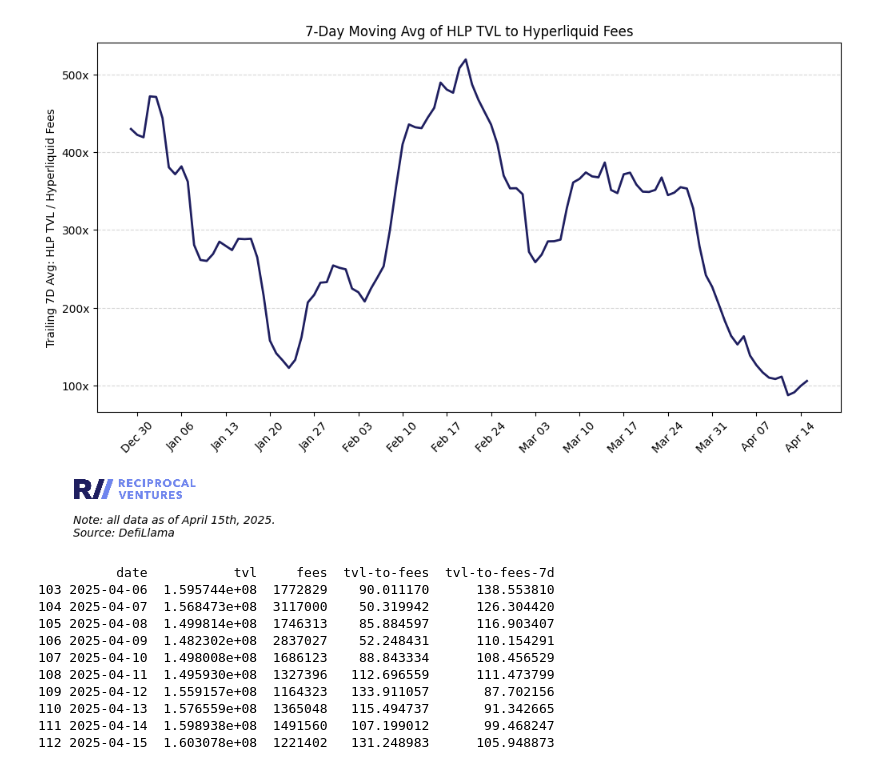
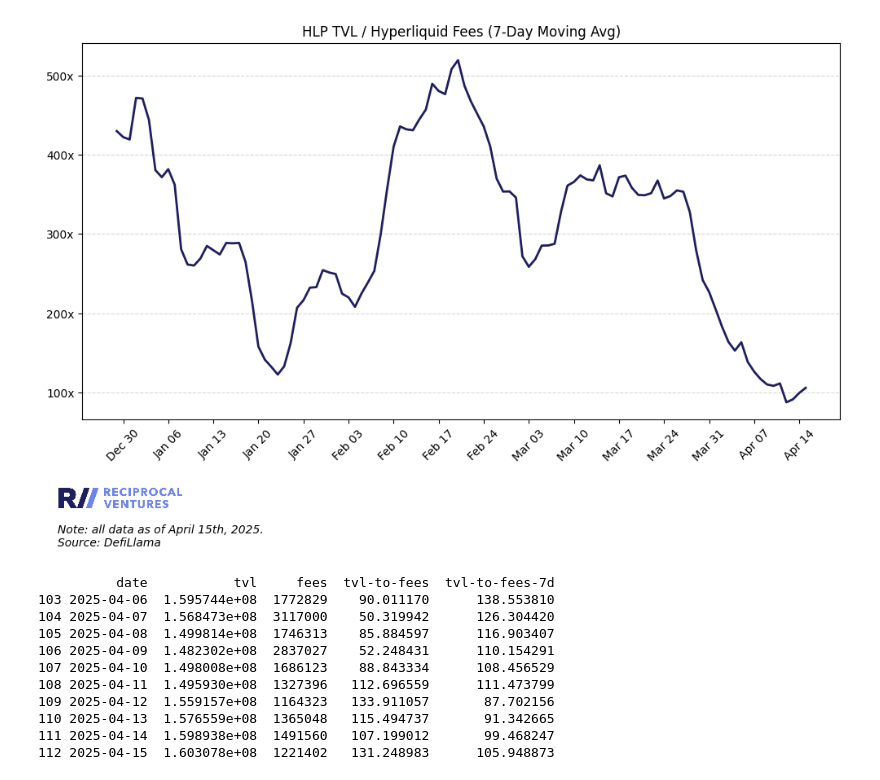
Before and after one commit to jimboevans/hyperliquid-data-cuts, a Jupyter notebook: analysis.ipynb, the cells around one changed output. Drawn from its saved outputs; the diff is of its cells as text; code cells hidden in the pictures.

Commit message:
fix chart titles

```diff
--- a/analysis.ipynb
+++ b/analysis.ipynb
@@ -45,36 +45,35 @@ df["tvl-to-fees-7d"] = df["tvl-to-fees"].rolling(window=7).mean()
 
 # Plot
 fig, ax = plt.subplots(figsize=(12, 6))
 ax.plot(df["date"], df["tvl-to-fees-7d"], color="#1f1f60", linewidth=2, label="7D Avg")
 
 # X-axis formatting for weekly ticks
 ax.xaxis.set_major_locator(mdates.WeekdayLocator(byweekday=MO, interval=1))
 ax.xaxis.set_major_formatter(mdates.DateFormatter('%b %d'))
 
 # Y-axis formatting
-ax.set_ylabel("Trailing 7D Avg: HLP TVL / Hyperliquid Fees")
-ax.set_title("7-Day Moving Avg of HLP TVL to Hyperliquid Fees")
+ax.set_title("HLP TVL / Hyperliquid Fees (7-Day Moving Avg)")
 ax.yaxis.set_major_formatter(mtick.FuncFormatter(lambda x, _: f'{x:,.0f}x'))
 
 # X-axis formatting: show ticks weekly, on Mondays
 ax.xaxis.set_major_locator(mdates.WeekdayLocator(byweekday=mdates.MO, interval=1))
 ax.xaxis.set_major_formatter(mdates.DateFormatter('%b %d'))
 plt.xticks(rotation=45)
 
 plt.grid(axis='y', linestyle='--', alpha=0.5)
 add_logo(ax, position=(0.05, -0.21))
 plt.figtext(0.1, -0.15, f"Note: all data as of {date}.\nSource: DefiLlama", ha='left', fontsize=10, style='italic')
 
 # Save plot
 if not os.path.exists("plots"):
     os.makedirs("plots")
 plt.savefig("plots/tvl-to-fees_ratio_7d_avg.png", dpi=300, bbox_inches='tight')
 plt.show()
 
 # Print sample of the dataset with 7D average
 print(df[["date", "tvl", "fees", "tvl-to-fees", "tvl-to-fees-7d"]].tail(10))
 # %% [output]
-[figure, old version]
+[figure, new version]
           date           tvl     fees  tvl-to-fees  tvl-to-fees-7d
 103 2025-04-06  1.595744e+08  1772829    90.011170      138.553810
 104 2025-04-07  1.568473e+08  3117000    50.319942      126.304420
```
Also changed, not shown: parts of 3 cells of this notebook, 4 other files.
